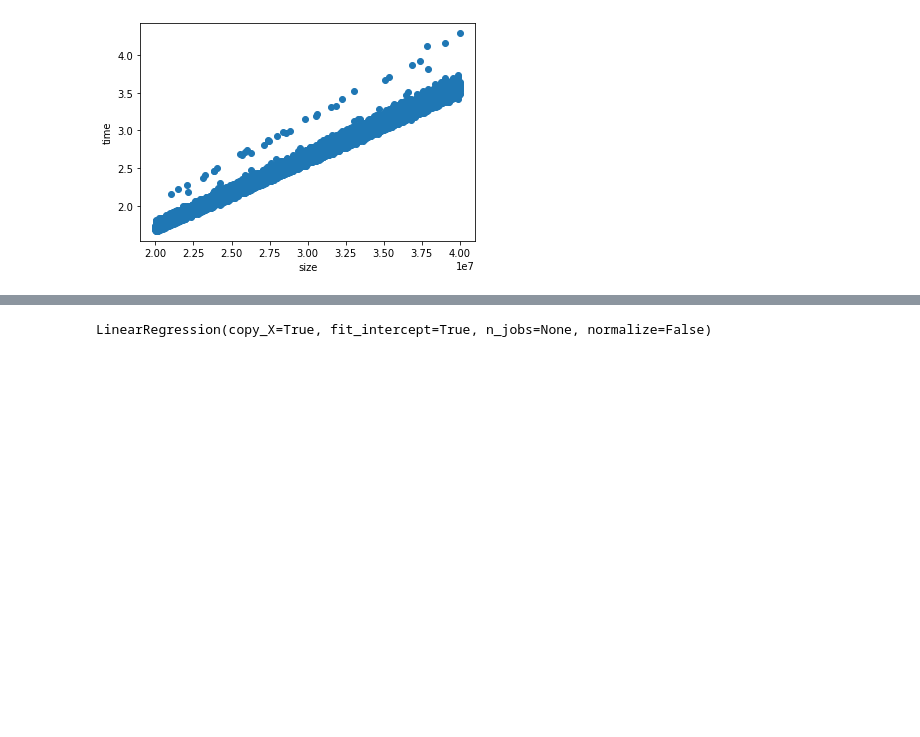
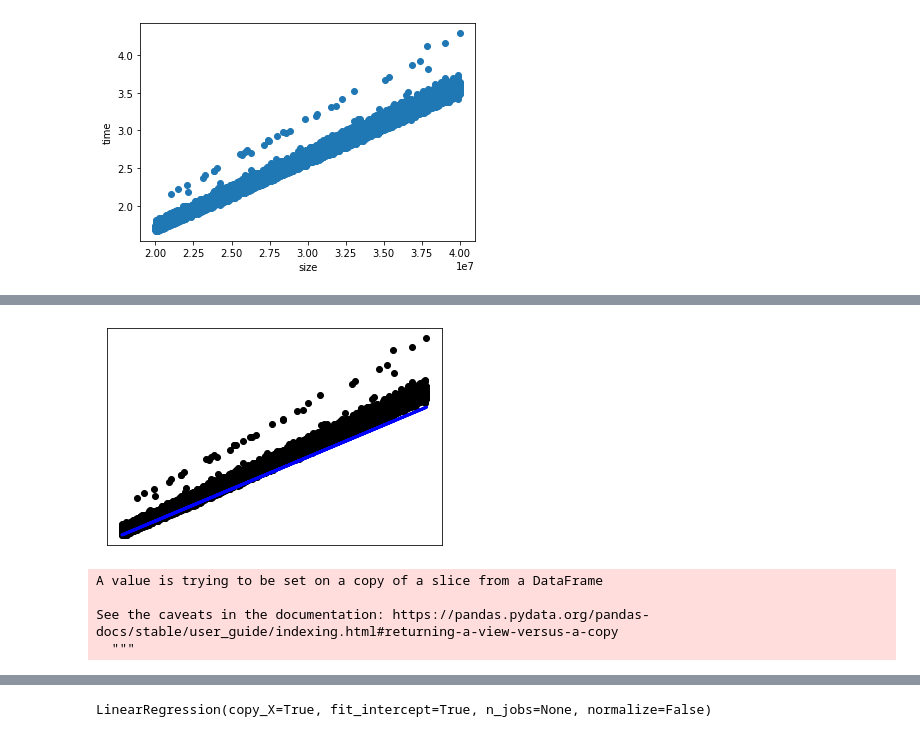
Before and after one commit to PhanQuangTan/CS114.K21, a Jupyter notebook: round3.ipynb, the cells around one changed output, grey strips where cells are left out. Cells and saved outputs as stored; diff of their text form; code cells hidden in the pictures; blank space fills up the shorter version.

```diff
--- a/round3.ipynb
+++ b/round3.ipynb
@@ -26,7 +39,7 @@ def paretxt(fname):
   for line in open(fname, 'r'):
     yield eval(line)
 # %%
-file_name = '/content/drive/My Drive/Dataset/data.txt'
+file_name = '/content/drive/My Drive/Dataset/data3.txt'
 data = list(paretxt(file_name))
 # %%
 df = pd.DataFrame(data)
@@ -59,6 +70,12 @@ plt.show()
 # %% [output]
 [figure]
 # %%
-X = df['size']
-y = df['time']
-X_train, X_test, y_train, y_test = train_test_split(X, y, test_size = 0.2, random_state = 0)
+X3 = df['size']
+y3 = df['time']
+X3_train, X3_test, y3_train, y3_test = train_test_split(X3, y3, test_size = 0.2, random_state = 0)
+# %%
+X3 = X3.values.reshape(-1, 1)
+# %%
+import PredictTheTime as ptt
+pred_1 = ptt.regr.predict(X3)
+print(pred_1)
@@ -64,0 +93,11 @@ X_train, X_test, y_train, y_test = train_test_split(X, y, test_size = 0.2, rando
+# %%
+import matplotlib.pyplot as plt
+plt.scatter(X3, y3,  color='black')
+plt.plot(X3, pred_1, color='blue', linewidth=3)
+
+plt.xticks(())
+plt.yticks(())
+
+plt.show()
+# %% [output]
+[figure, added]
@@ -64,0 +106,11 @@ X_train, X_test, y_train, y_test = train_test_split(X, y, test_size = 0.2, rando
+# %%
+a = []
+a = df['size']
+l = len(a)
+for i in range(l):
+  a[i] = a[i]*math.log(a[i])
+# %% [output]
+A value is trying to be set on a copy of a slice from a DataFrame
+
+See the caveats in the documentation: https://pandas.pydata.org/pandas-docs/stable/user_guide/indexing.html#returning-a-view-versus-a-copy
+  """
```
Also changed, not shown: parts of 33 cells of this notebook.
